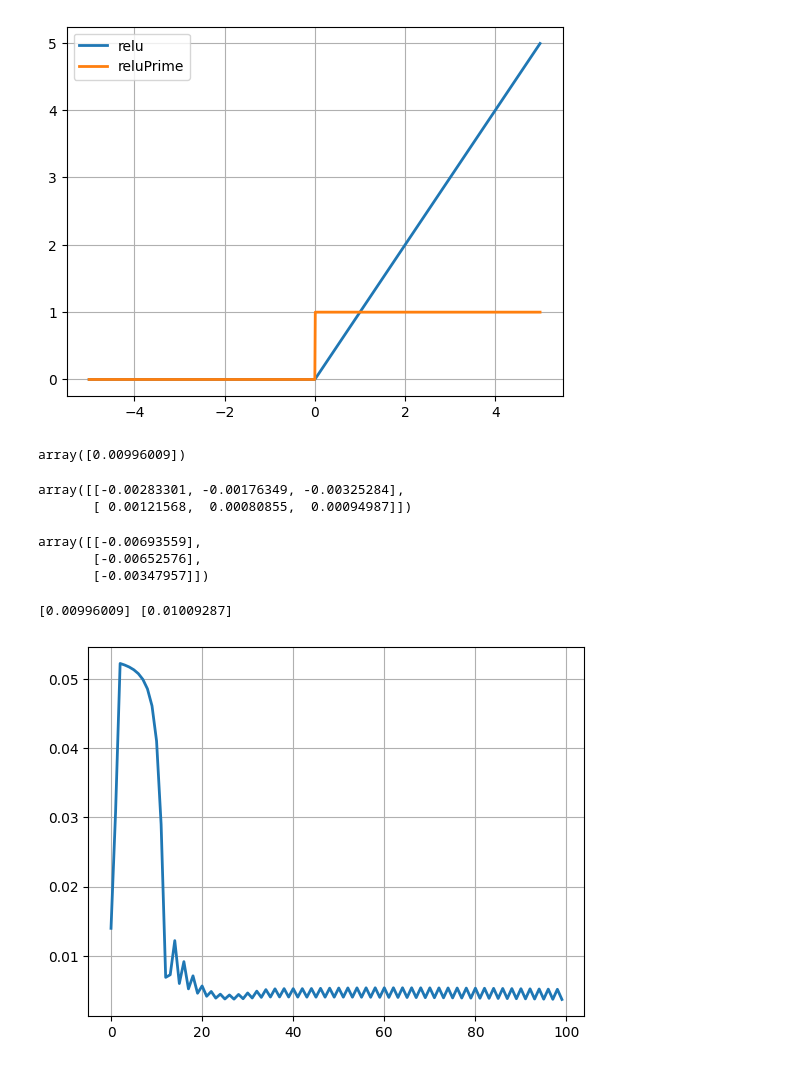
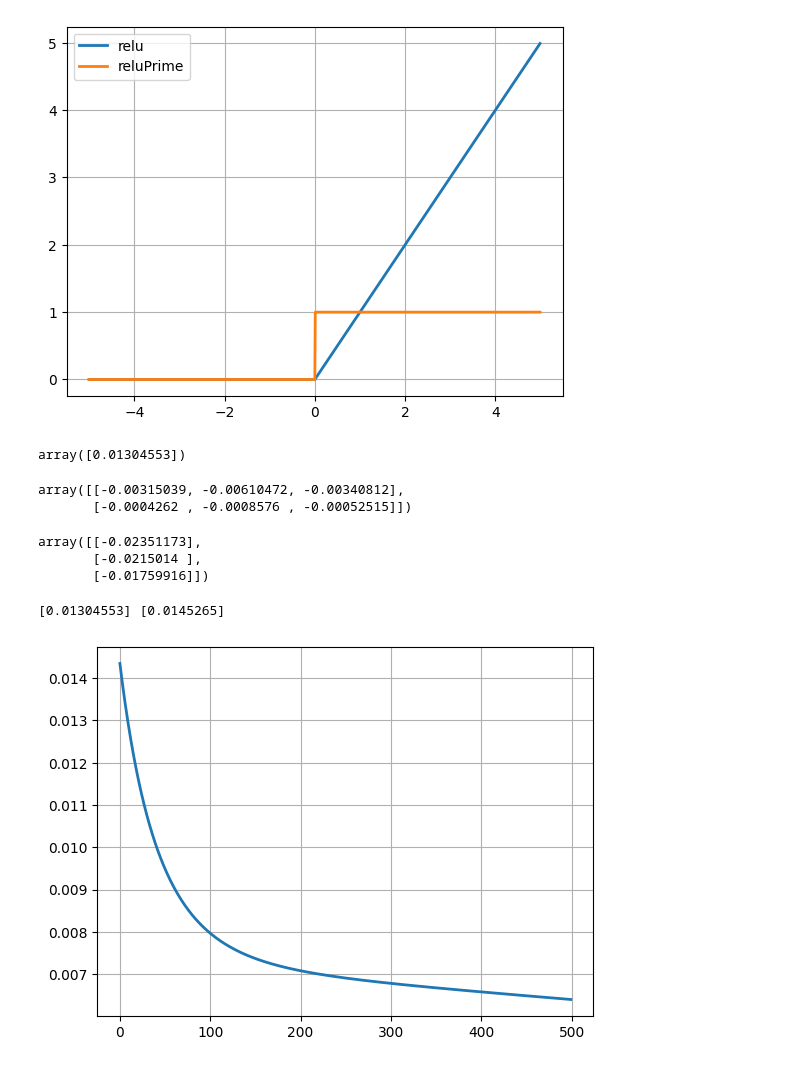
Before and after one commit to khanhthien123/CogSci131-Sp2024, a Jupyter notebook: NeuralNetsSummer23.ipynb, the cells around one changed output. Drawn from its saved outputs; the diff is of its cells as text; code cells hidden in the pictures.

```diff
--- a/NeuralNetsSummer23.ipynb
+++ b/NeuralNetsSummer23.ipynb
@@ -15,6 +15,9 @@ class Neural_Network(object):
         #Define Weights
         self.W1=np.random.rand(self.inputLayerSize,self.hiddenLayerSize)
         self.W2=np.random.rand(self.hiddenLayerSize,self.outputLayerSize)
+
+    def setHiddenLayerSize(self, n):
+        self.hiddenLayerSize = n
 
     def forward(self,X):
         #Propagate inputs through network
@@ -71,7 +74,7 @@ class Neural_Network(object):
 
     def costFunctionPrime_ReLu(self, X, y):
         #Compute derivatives with respect to W1 and W2
-        self.yHat=self.forward(X)
+        self.yHat=self.forward_ReLu(X)
         delta3 = np.multiply(-(y-self.yHat),self.reluPrime(self.z3))
         dJdW2=np.dot(self.a2.T,delta3)
         delta2=np.dot(delta3,self.W2.T)*self.reluPrime(self.z2)
@@ -145,20 +152,20 @@ cost1=NN.costFunction(X,y)
 # %%
 cost1
 # %% [output]
-array([0.00996009])
+array([0.01304553])
 # %%
 dJdW1,dJdW2=NN.costFunctionPrime(X,y)
 # %%
 dJdW1
 # %% [output]
-array([[-0.00283301, -0.00176349, -0.00325284],
-       [ 0.00121568,  0.00080855,  0.00094987]])
+array([[-0.00315039, -0.00610472, -0.00340812],
+       [-0.0004262 , -0.0008576 , -0.00052515]])
 # %%
 dJdW2
 # %% [output]
-array([[-0.00693559],
-       [-0.00652576],
-       [-0.00347957]])
+array([[-0.02351173],
+       [-0.0215014 ],
+       [-0.01759916]])
 # %%
 scalar=1
 NN.W1 = NN.W1+scalar*dJdW1
@@ -166,22 +173,22 @@ NN.W2 = NN.W2+scalar*dJdW2
 cost2 = NN.costFunction(X,y)
 print (cost1,cost2)
 # %% [output]
-[0.00996009] [0.01009287]
+[0.01304553] [0.0145265]
 # %%
-scalar=50
-N = 100
-threshold = 1e-3
+#Normal NN
+scalar=0.1
+N = 500
 costs = []
 iterations = []
 for i in range(N):
     dJdW1,dJdW2=NN.costFunctionPrime(X,y)
     NN.W1 = NN.W1-scalar*dJdW1
     NN.W2 = NN.W2-scalar*dJdW2
     cost = NN.costFunction(X,y)
     iterations.append(i)
     costs.append(cost)
 
 plt.plot(iterations, costs, linewidth=2)
 plt.grid(1)
 # %% [output]
-[figure, old version]
+[figure, new version]
```
Also changed, not shown: parts of 6 cells of this notebook.
